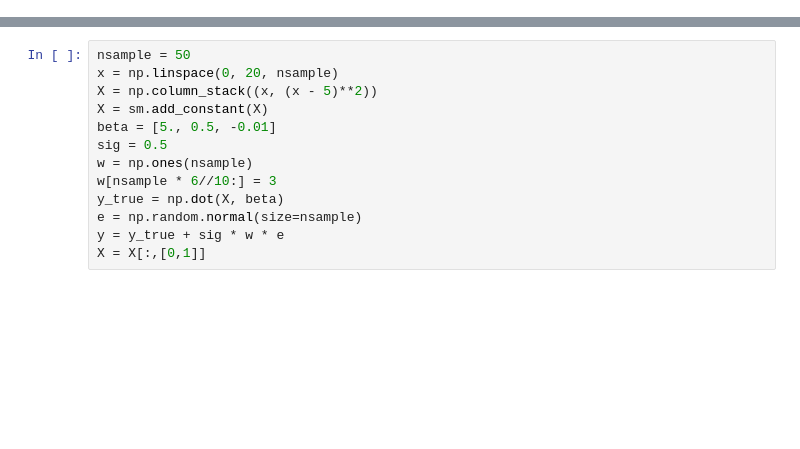
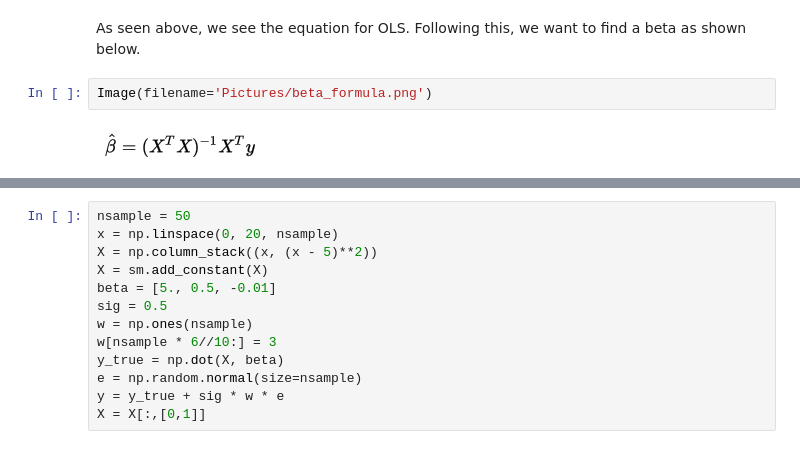
Before and after one commit to JonathanJohann/iResearch, a Jupyter notebook: Machine_Learning/Weighted Least Squares Notebook.ipynb, the cells around one changed output, grey strips where cells are left out. Cells and saved outputs as stored; diff of their text form; blank space fills up the shorter version.

```diff
--- a/Machine_Learning/Weighted Least Squares Notebook.ipynb
+++ b/Machine_Learning/Weighted Least Squares Notebook.ipynb
@@ -14,0 +25,6 @@ np.random.seed(1024)
+# %% [markdown]
+As seen above, we see the equation for OLS. Following this, we want to find a beta as shown below.
+# %%
+Image(filename='Pictures/beta_formula.png')
+# %% [output]
+[figure, added]
```
Also changed, not shown: parts of 28 cells of this notebook.
